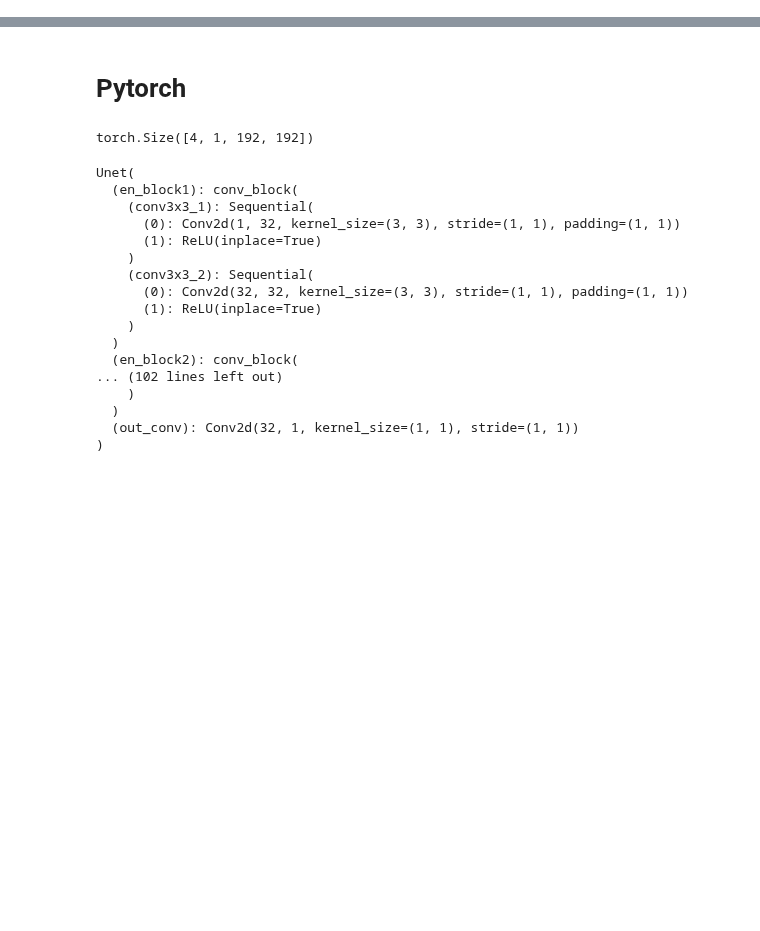
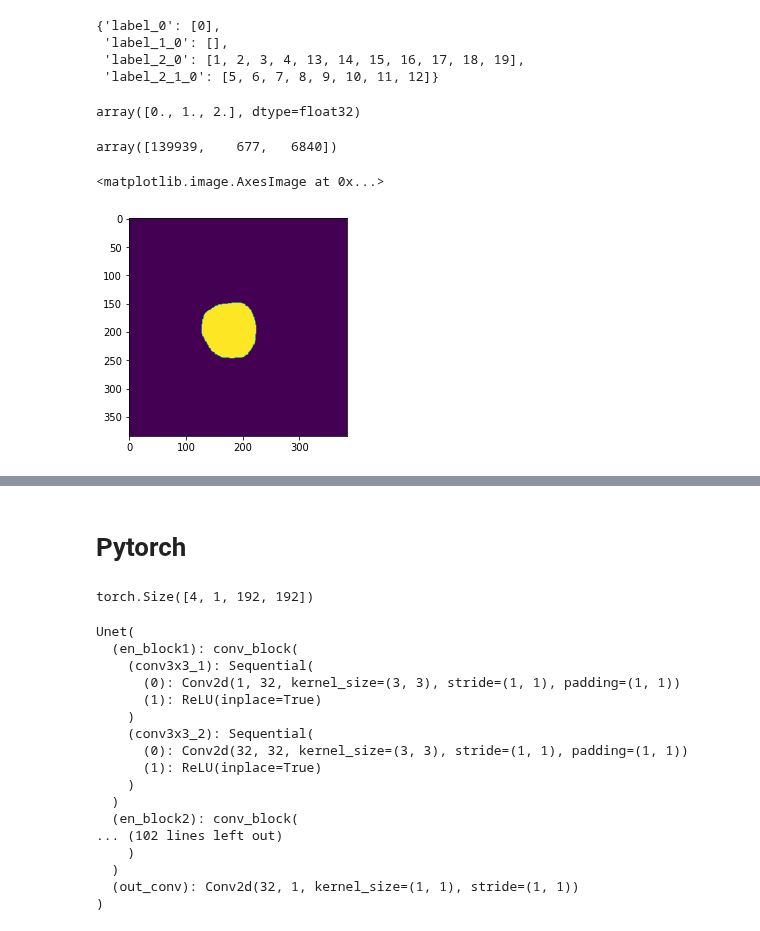
Before and after one commit to qazalmehrban/Medical-Segmentation, a Jupyter notebook: Unet_test.ipynb, the cells around one changed output, grey strips where cells are left out. Drawn from its saved outputs; the diff is of its cells as text; code cells hidden in the pictures; blank space fills up the shorter version.

Commit message:
data load

```diff
--- a/Unet_test.ipynb
+++ b/Unet_test.ipynb
@@ -41,0 +65,9 @@ segment_list.sort()
+# %%
+m = nib.load(segment_list[70])
+m=np.array(m.dataobj)
+slice_label(m)
+# %% [output]
+{'label_0': [0],
+ 'label_1_0': [],
+ 'label_2_0': [1, 2, 3, 4, 13, 14, 15, 16, 17, 18, 19],
+ 'label_2_1_0': [5, 6, 7, 8, 9, 10, 11, 12]}
@@ -41,0 +76,13 @@ segment_list.sort()
+# %%
+unique
+# %% [output]
+array([0., 1., 2.], dtype=float32)
+# %%
+counts
+# %% [output]
+array([139939,    677,   6840])
+# %%
+plt.imshow(m[:,:,13])
+# %% [output]
+<matplotlib.image.AxesImage at 0x...>
+[figure, added]
```
Also changed, not shown: parts of 12 cells of this notebook.
